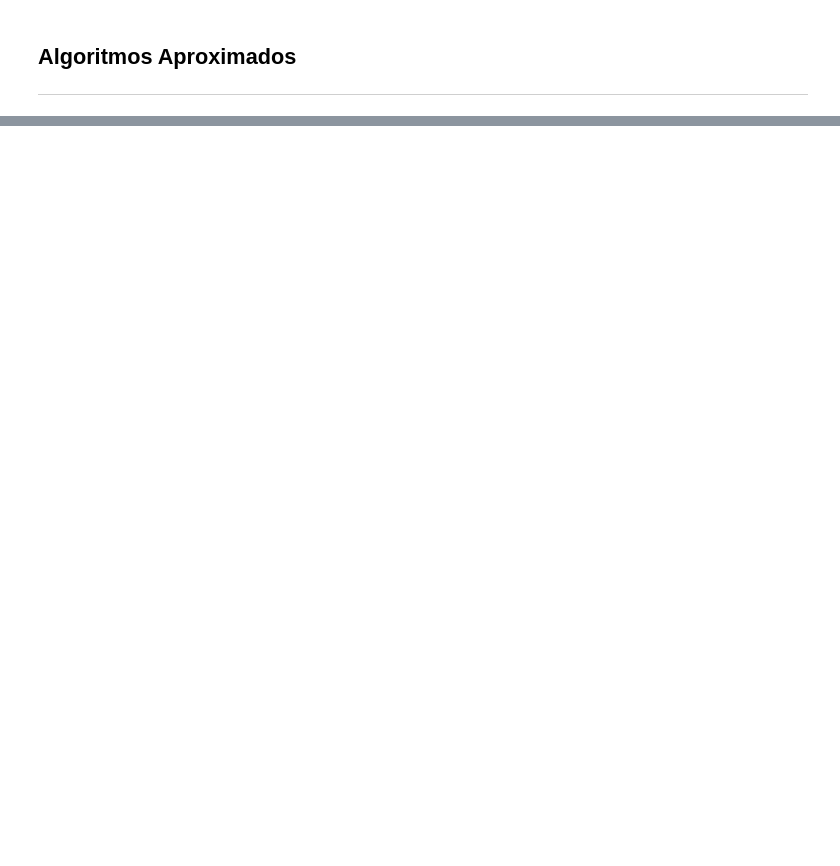
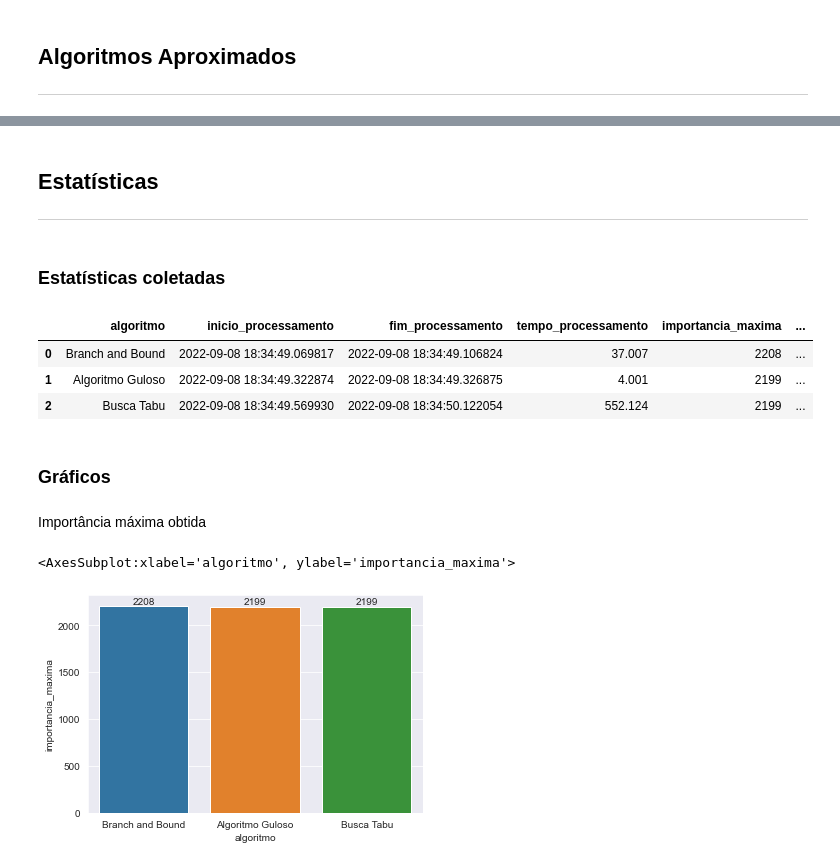
Before and after one commit to pauloceliojr/aed-trabalho-knapsack, a Jupyter notebook: Knapsack.ipynb, the cells around one changed output, grey strips where cells are left out. Drawn from its saved outputs; the diff is of its cells as text; code cells hidden in the pictures; blank space fills up the shorter version.

```diff
--- a/Knapsack.ipynb
+++ b/Knapsack.ipynb
@@ -110,0 +244,6 @@ TypeError: unhashable type: 'list'
+# %%
+print("Algoritmo utilizado:", knapsack)
+importancia_maxima = itens_retornados.query('proporcao == 1').importancia.sum()
+valor_maximo = itens_retornados.query('proporcao == 1').valor.sum()
+print(f"Importância máxima obtida: {importancia_maxima}")
+print(f"Valor máximo obtido: R${valor_maximo:0.2f}")
@@ -110,0 +256,3 @@ TypeError: unhashable type: 'list'
+# %%
+itens_selecionados = itens_retornados.query("proporcao == 1")
+itens_selecionados
@@ -110,0 +279,3 @@ TypeError: unhashable type: 'list'
+# %%
+itens_rejeitados = itens_retornados.query("proporcao == 0")
+itens_rejeitados
@@ -110,0 +288,35 @@ TypeError: unhashable type: 'list'
+# %%
+dicionario_estatistica = {"algoritmo": [str(knapsack)],
+                          "inicio_processamento": [inicio_processamento],
+                          "fim_processamento": [fim_processamento],
+                          "tempo_processamento": [tempo_processamento.total_seconds() * 1000],
+                          "importancia_maxima": [importancia_maxima],
+                          "valor_maximo": [valor_maximo],
+                          "itens_selecionados": [len(itens_selecionados)],
+                          "itens_rejeitados": [len(itens_rejeitados)]}
+
+estatistica = pd.DataFrame(dicionario_estatistica)
+estatisticas = pd.concat([estatisticas, estatistica], ignore_index=True)
+# %% [markdown]
+## Estatísticas
+---
+# %% [markdown]
+### Estatísticas coletadas
+# %%
+estatisticas
+# %% [output]
+|  | algoritmo | inicio_processamento | fim_processamento | tempo_processamento | importancia_maxima | ... |
+| 0 | Branch and Bound | 2022-09-08 18:34:49.069817 | 2022-09-08 18:34:49.106824 | 37.007 | 2208 | ... |
+| 1 | Algoritmo Guloso | 2022-09-08 18:34:49.322874 | 2022-09-08 18:34:49.326875 | 4.001 | 2199 | ... |
+| 2 | Busca Tabu | 2022-09-08 18:34:49.569930 | 2022-09-08 18:34:50.122054 | 552.124 | 2199 | ... |
+# %% [markdown]
+### Gráficos
+# %% [markdown]
+Importância máxima obtida
+# %%
+ax = sns.barplot(x="algoritmo", y="importancia_maxima", data=estatisticas)
+ax.bar_label(ax.containers[0])
+ax
+# %% [output]
+<AxesSubplot:xlabel='algoritmo', ylabel='importancia_maxima'>
+[figure, added]
```
Also changed, not shown: parts of 57 cells of this notebook, 2 other files.
